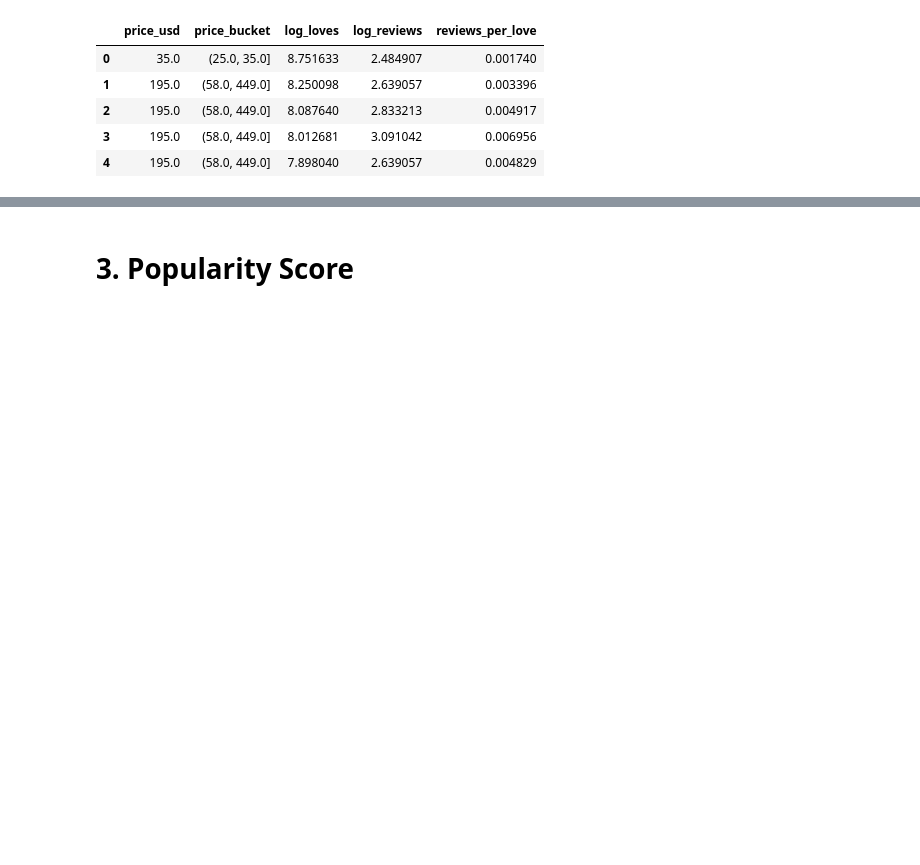
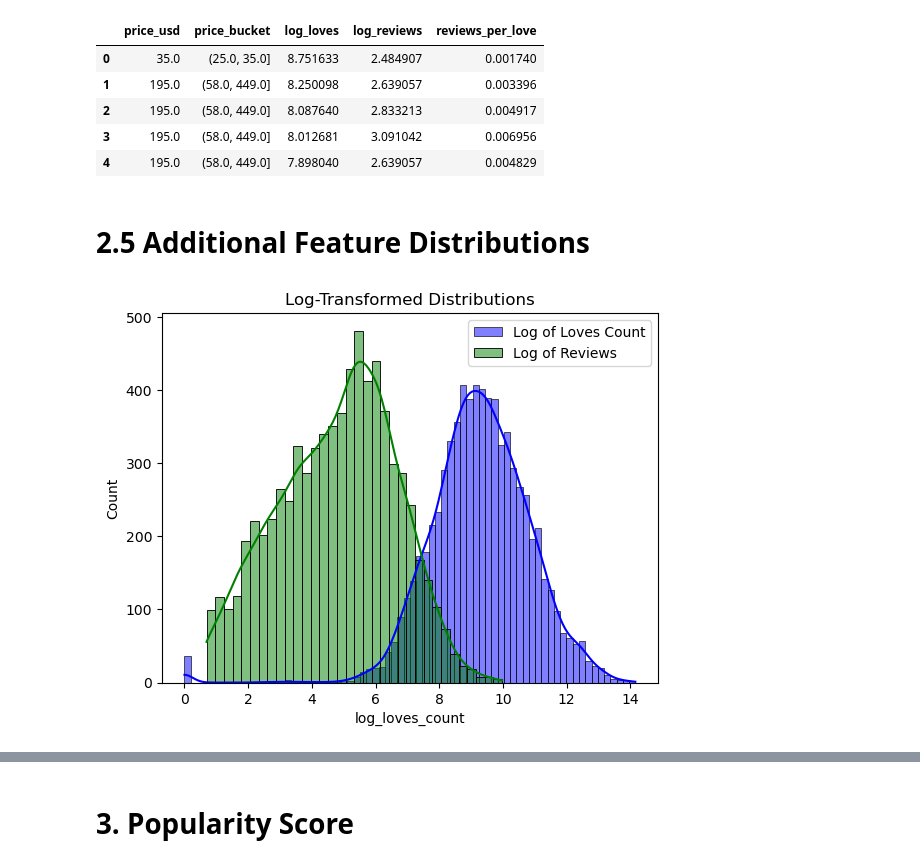
Before and after one commit to juliaaaloopez/visual_analytics_final_project, a Jupyter notebook: EDA.ipynb, the cells around one changed output, grey strips where cells are left out. Saved outputs shown, nothing was run; the diff lists cells and outputs as text; code cells hidden in the pictures; blank space fills up the shorter version.

```diff
--- a/EDA.ipynb
+++ b/EDA.ipynb
@@ -530,3 +531,13 @@ feature_preview
 | 2 | 195.0 | (58.0, 449.0] | 8.087640 | 2.833213 | 0.004917 |
 | 3 | 195.0 | (58.0, 449.0] | 8.012681 | 3.091042 | 0.006956 |
 | 4 | 195.0 | (58.0, 449.0] | 7.898040 | 2.639057 | 0.004829 |
+# %% [markdown]
+# 2.5 Additional Feature Distributions
+# %%
+sns.histplot(df['log_loves_count'], kde=True, color='blue', label='Log of Loves Count')
+sns.histplot(df['log_reviews'], kde=True, color='green', label='Log of Reviews')
+plt.legend()
+plt.title('Log-Transformed Distributions')
+plt.show()
+# %% [output]
+[figure, added]
```
Also changed, not shown: parts of 28 cells of this notebook.
